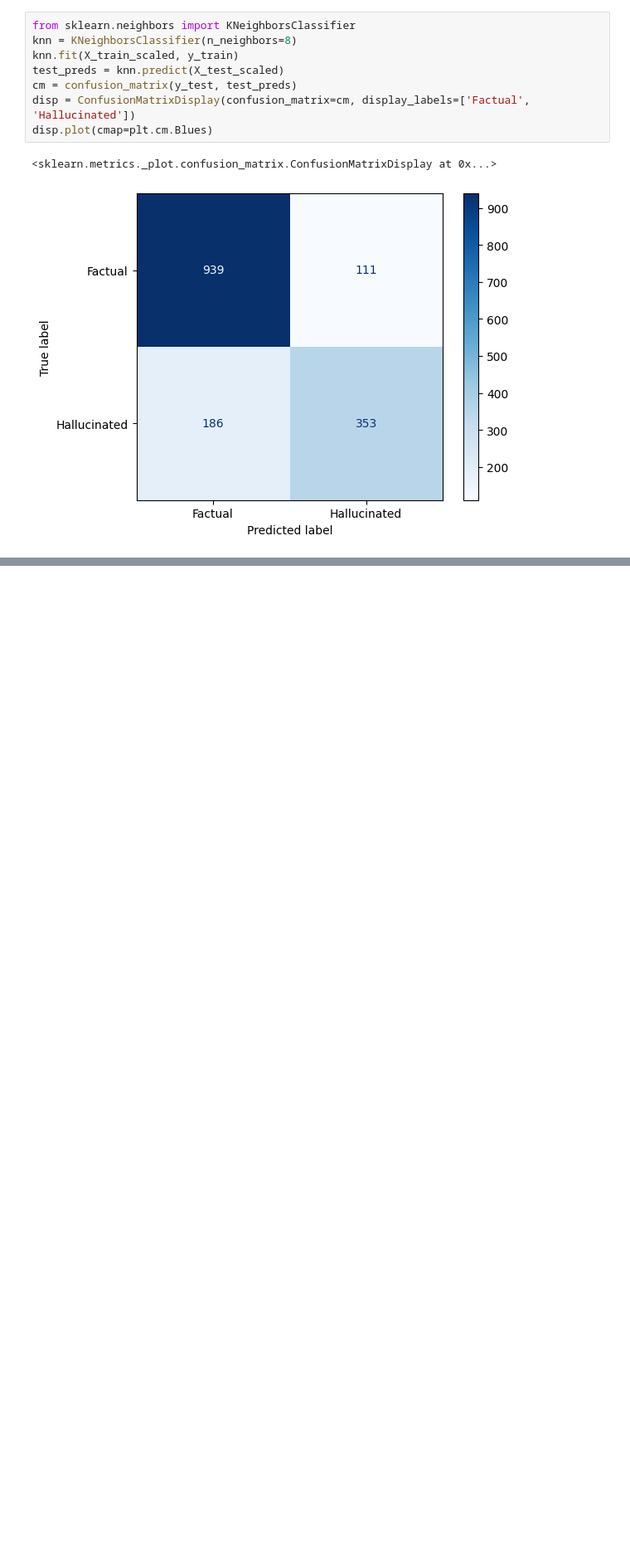
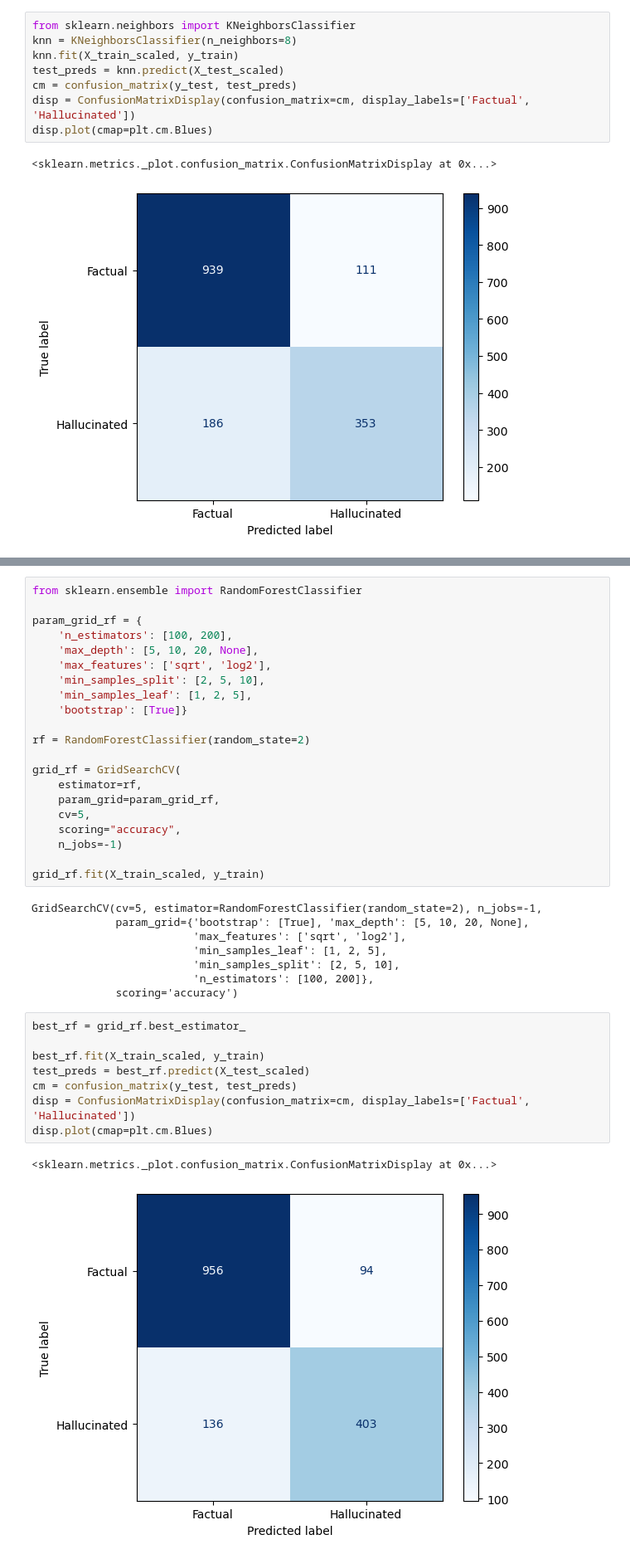
Before and after one commit to csdulay-dotcom/AI-Hallucinations-Detection, a Jupyter notebook: Models/GMM.ipynb, the cells around one changed output, grey strips where cells are left out. Shown at 83% size. Drawn from its saved outputs; the diff is of its cells as text; blank space fills up the shorter version.

```diff
--- a/Models/GMM.ipynb
+++ b/Models/GMM.ipynb
@@ -133,0 +186,40 @@ disp.plot(cmap=plt.cm.Blues)
+# %%
+from sklearn.ensemble import RandomForestClassifier
+
+param_grid_rf = {
+    'n_estimators': [100, 200],
+    'max_depth': [5, 10, 20, None],
+    'max_features': ['sqrt', 'log2'],
+    'min_samples_split': [2, 5, 10],
+    'min_samples_leaf': [1, 2, 5],
+    'bootstrap': [True]}
+
+rf = RandomForestClassifier(random_state=2)
+
+grid_rf = GridSearchCV(
+    estimator=rf,
+    param_grid=param_grid_rf,
+    cv=5,
+    scoring="accuracy",
+    n_jobs=-1)
+
+grid_rf.fit(X_train_scaled, y_train)
+# %% [output]
+GridSearchCV(cv=5, estimator=RandomForestClassifier(random_state=2), n_jobs=-1,
+             param_grid={'bootstrap': [True], 'max_depth': [5, 10, 20, None],
+                         'max_features': ['sqrt', 'log2'],
+                         'min_samples_leaf': [1, 2, 5],
+                         'min_samples_split': [2, 5, 10],
+                         'n_estimators': [100, 200]},
+             scoring='accuracy')
+# %%
+best_rf = grid_rf.best_estimator_
+
+best_rf.fit(X_train_scaled, y_train)
+test_preds = best_rf.predict(X_test_scaled)
+cm = confusion_matrix(y_test, test_preds)
+disp = ConfusionMatrixDisplay(confusion_matrix=cm, display_labels=['Factual', 'Hallucinated'])
+disp.plot(cmap=plt.cm.Blues)
+# %% [output]
+<sklearn.metrics._plot.confusion_matrix.ConfusionMatrixDisplay at 0x...>
+[figure, added]
```
Also changed, not shown: parts of 3 cells of this notebook.
